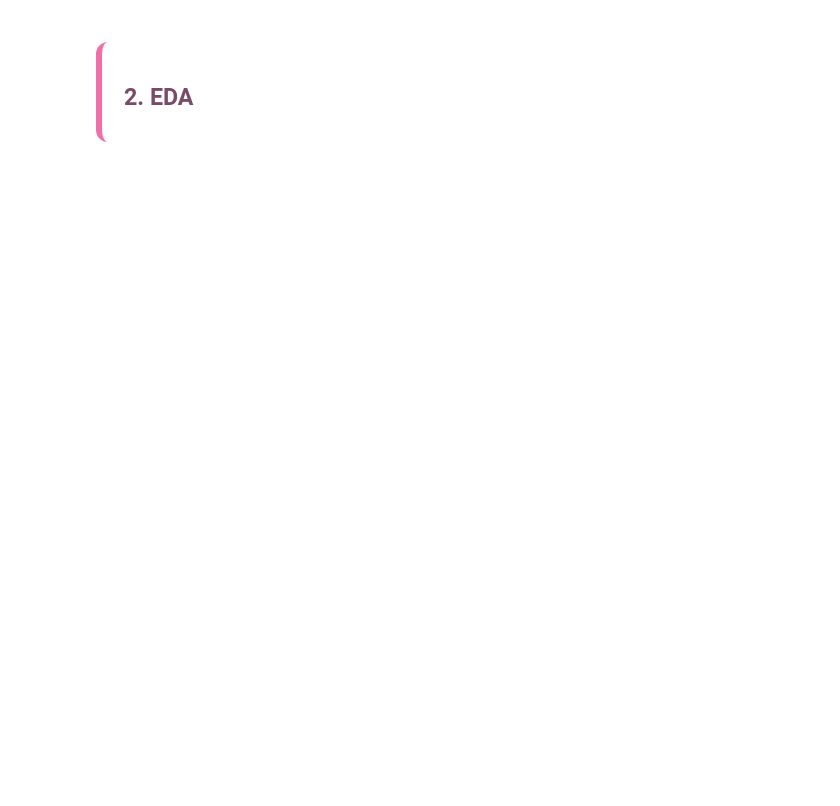
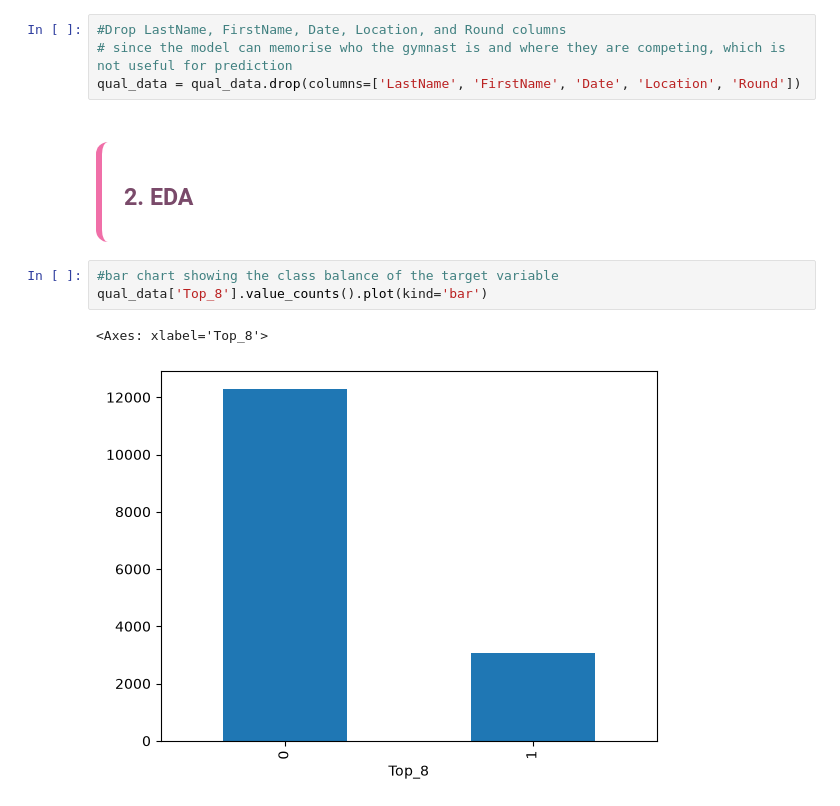
Before and after one commit to mafs794/Gymnastics-Prediction-Machine-Learning-CA1, a Jupyter notebook: ca1_2026794.ipynb, the cells around one changed output. Saved outputs shown, nothing was run; the diff lists cells and outputs as text; blank space fills up the shorter version.

```diff
--- a/ca1_2026794.ipynb
+++ b/ca1_2026794.ipynb
@@ -155,5 +183,15 @@ qual_data = qual_data.drop(columns=['Rank', 'Score'])
+# %%
+#Drop LastName, FirstName, Date, Location, and Round columns
+# since the model can memorise who the gymnast is and where they are competing, which is not useful for prediction
+qual_data = qual_data.drop(columns=['LastName', 'FirstName', 'Date', 'Location', 'Round'])
 # %% [markdown]
 <div style="border-left:6px solid #f06fa8; border-radius:12px;
             padding:16px 22px; margin-top:24px; font-family:'Georgia', serif;">
   <h2 style="margin:0 0 6px 0; color:#7a4a6a;">2. EDA</h2>
 </div>
+# %%
+#bar chart showing the class balance of the target variable
+qual_data['Top_8'].value_counts().plot(kind='bar')
+# %% [output]
+<Axes: xlabel='Top_8'>
+[figure, added]
```
Also changed, not shown: parts of 38 cells of this notebook.
